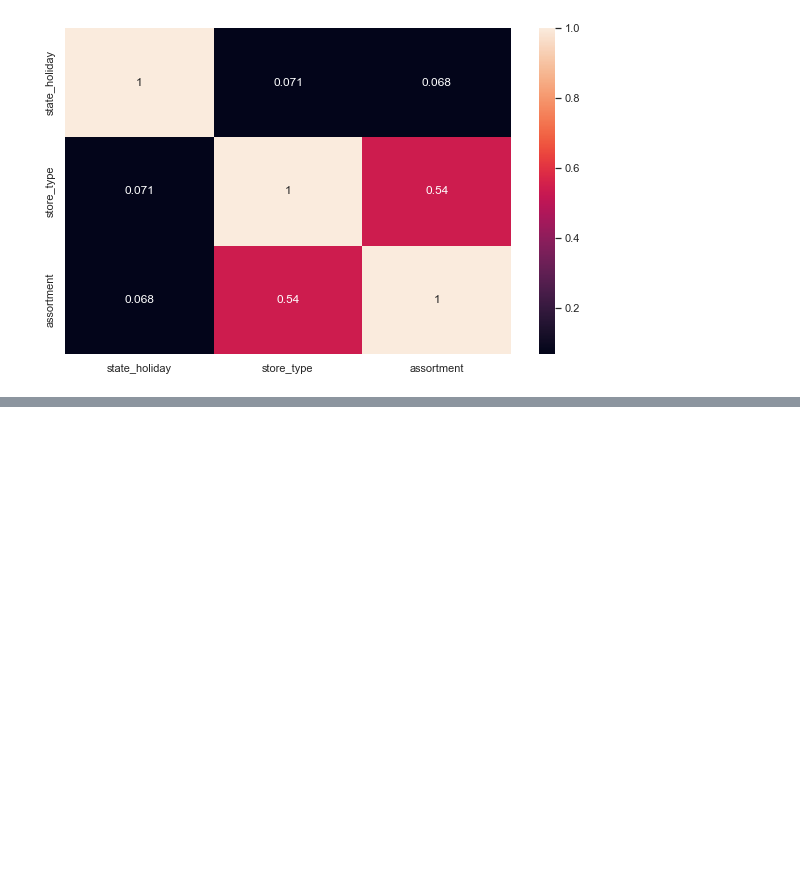
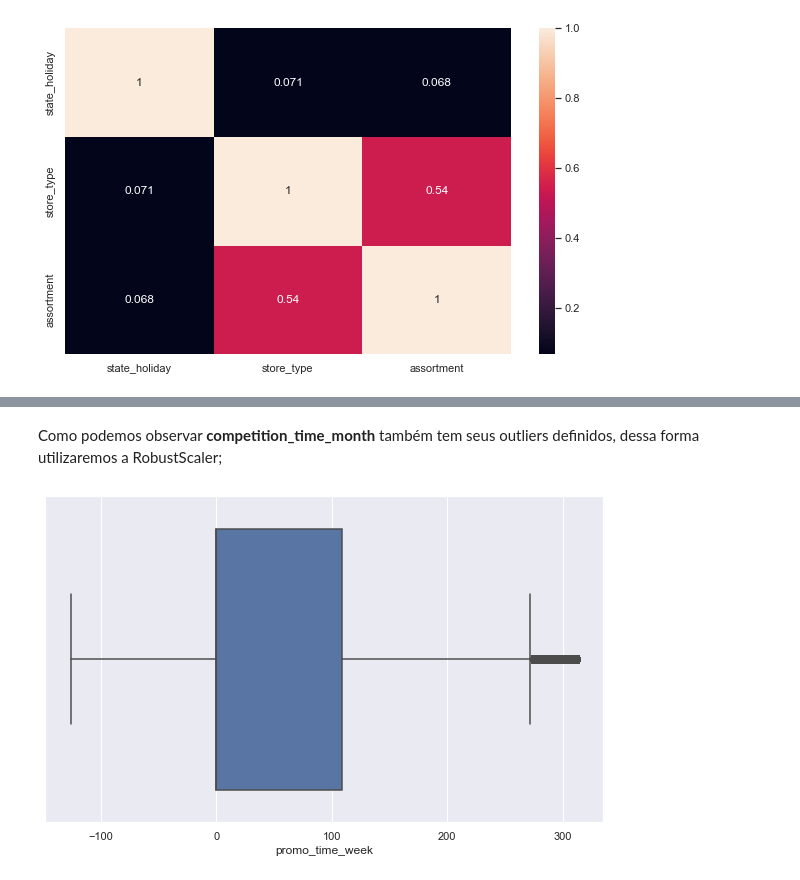
Before and after one commit to NaylsonS/rossman-store-sales, a Jupyter notebook: m02_v01_store_sales_prediction.ipynb, the cells around one changed output, grey strips where cells are left out. Saved outputs shown, nothing was run; the diff lists cells and outputs as text; code cells hidden in the pictures; blank space fills up the shorter version.

```diff
--- a/m02_v01_store_sales_prediction.ipynb
+++ b/m02_v01_store_sales_prediction.ipynb
@@ -752,0 +785,7 @@ sns.heatmap( d, annot=True )
+# %% [markdown]
+Como podemos observar **competition_time_month** também tem seus outliers definidos, dessa forma utilizaremos a RobustScaler;
+# %%
+plt.figure(figsize=(10,6))
+sns.boxplot(x = df5['promo_time_week']);
+# %% [output]
+[figure, added]
```
Also changed, not shown: parts of 24 cells of this notebook.
